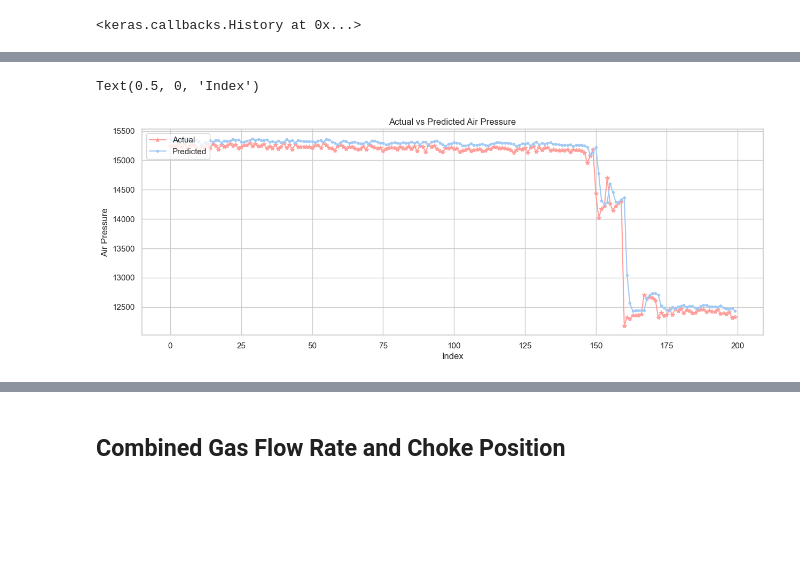
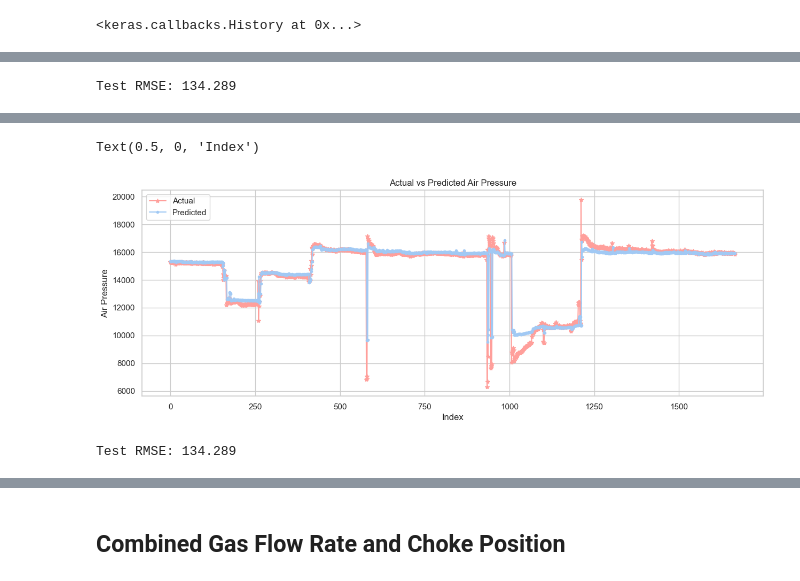
Before and after one commit to MonuSingh16/assessment-takehome, a Jupyter notebook: takehome-sotaog/notebooks/GRU-multivariate-forecasting-sotaog.ipynb, the cells around one changed output, grey strips where cells are left out. Drawn from its saved outputs; the diff is of its cells as text; code cells hidden in the pictures; blank space fills up the shorter version.

```diff
--- a/takehome-sotaog/notebooks/GRU-multivariate-forecasting-sotaog.ipynb
+++ b/takehome-sotaog/notebooks/GRU-multivariate-forecasting-sotaog.ipynb
@@ -341,7 +364,15 @@ df_final_A.shape
 from sklearn.preprocessing import MinMaxScaler
 
 scaler = MinMaxScaler(feature_range=(0, 1))
-gas_well_df_B['scaled_gas_mtr_flow_y'] = scaler.fit_transform(np.array(gas_well_df_B['Gas Meter Flow Rate_y']).reshape(-1, 1))
+gas_well_scaled_B = scaler.fit_transform(gas_well_df_B.values[:, 1:])
+
+gas_well_df_scaled_B = pd.DataFrame(gas_well_scaled_B,
+                                    columns=['Gas Meter Temperature_x', 'Line Pressure_x', 'Position_x',
+       'Tubing Pressure_x', 'Reservoir Pressure_x', 'Junction pressure',
+       'Gas Meter Flow Rate_x'])
+
+gas_well_df_scaled_B = gas_well_df_scaled_B.add_suffix('_scaled')
+gas_well_df_scaled_B['date'] = pd.Series(gas_well_df_B['date'])
 # %%
 """
 Let's start by splitting the dataset into train and validation. The dataset's time period if from
@@ -351,8 +382,8 @@ Let's start by splitting the dataset into train and validation. The dataset's ti
 """
 split_date = '2023-04-07 00:07:00'
 
-df_train_B = gas_well_df_B.loc[gas_well_df_B['date']<split_date]
-df_val_B = gas_well_df_B.loc[gas_well_df_B['date']>=split_date]
+df_train_B = gas_well_df_scaled_B.loc[gas_well_df_scaled_B['date']<split_date]
+df_val_B = gas_well_df_scaled_B.loc[gas_well_df_scaled_B['date']>=split_date]
 
 print('Shape of train:', df_train_B.shape)
 print('Shape of test:', df_val_B.shape)
@@ -385,7 +396,7 @@ Text(0, 0.5, 'Scaled Gas Flow Rate readings')
 # %%
-X_train_B, y_train_B = makeXy(df_train_B['scaled_gas_mtr_flow_y'], 7)
+X_train_B, y_train_B = makeXy(df_train_B.values[:, :-1], 2)
 print('Shape of train arrays:', X_train_A.shape, y_train_A.shape)
 
-X_val_B, y_val_B = makeXy(df_val_B['scaled_gas_mtr_flow_y'], 7)
+X_val_B, y_val_B = makeXy(df_val_B.values[:, :-1], 2)
 print('Shape of validation arrays:', X_val_B.shape, y_val_B.shape)
 # %% [output]
@@ -394,3 +404,0 @@ Shape of validation arrays: (568, 7) (568,)
-# %%
-X_train_B, X_val_B = X_train_B.reshape((X_train_B.shape[0], X_train_B.shape[1], 1)), X_val_B.reshape((X_val_B.shape[0], X_val_B.shape[1], 1))
-print('Shape of 3D arrays:', X_train_B.shape, X_val_B.shape)
@@ -446,17 +463,38 @@ Text(0.5, 0, 'Index')
+# %%
+# calculate RMSE
+import math
+from sklearn.metrics import mean_squared_error
+
+rmse = math.sqrt(mean_squared_error(actual_gas_flow_x[:, -1], pred_gas_flow_x[:, -1]))
+print('Test RMSE: %.3f' % rmse)
+# %% [output]
+Test RMSE: 134.289
 # %%
 preds = best_model.predict(X_train_B)
+X_train_reshape_B = X_train_B.reshape((X_train_B.shape[0], X_train_B.shape[2]))
+preds = np.concatenate((X_train_reshape_B[:, :-1], preds), axis=1)
 pred_gas_flow_y = scaler.inverse_transform(preds)
+
+y_train_reshape_B = y_train_B.reshape((len(y_train_B), 1))
+actual = np.concatenate((X_train_reshape_B[:, :-1], y_train_reshape_B), axis=1)
+actual_gas_flow_y = scaler.inverse_transform(actual)
+
 pred_gas_flow_y = np.squeeze(pred_gas_flow_y)
+r2 = r2_score(actual_gas_flow_y[:, -1], pred_gas_flow_y[:, -1])
+print('R-squared on validation set of the original gas flow meter rate:', r2)
 
-r2 = r2_score(df_train_B['Gas Meter Flow Rate_y'].loc[7:], pred_gas_flow_y)
-print('R-squared on validation set of the original air pressure:', r2)
 
-df_train_B['pred_gas_flow_y'] = pd.Series(pred_gas_flow_y)
+df_trained_B = pd.DataFrame(actual_gas_flow_y, columns=['Gas Meter Temperature_y', 'Line Pressure_y', 'Position_y',
+       'Tubing Pressure_y', 'Reservoir Pressure_y', 'Junction pressure',
+       'Gas Meter Flow Rate_y'])
+
+df_trained_B['pred_gas_flow_y'] = pd.Series(pred_gas_flow_y[:, -1])
+df_trained_B['date'] = pd.Series(df_train_B['date'])
 
 #Let's plot the first 200 actual and predicted values of gas flow rate
 plt.figure(figsize=(15, 5))
-plt.plot(range(200), df_train_B['Gas Meter Flow Rate_y'].loc[7:206], linestyle='-', marker='*', color='r')
-plt.plot(range(200), pred_gas_flow_y[:200], linestyle='-', marker='.', color='b')
+plt.plot(actual_gas_flow_y[:, -1], linestyle='-', marker='*', color='r')
+plt.plot(pred_gas_flow_y[:, -1], linestyle='-', marker='.', color='b')
 plt.legend(['Actual','Predicted'], loc=2)
 plt.title('Actual vs Predicted Air Pressure')
 plt.ylabel('Air Pressure')
@@ -467,3 +505,12 @@ R-squared on validation set of the original air pressure: 0.8911822468572466
 Text(0.5, 0, 'Index')
-[figure, old version]
+[figure, new version]
+# %%
+# calculate RMSE
+import math
+from sklearn.metrics import mean_squared_error
+
+rmse = math.sqrt(mean_squared_error(actual_gas_flow_x[:, -1], pred_gas_flow_x[:, -1]))
+print('Test RMSE: %.3f' % rmse)
+# %% [output]
+Test RMSE: 134.289
 # %%
```
Also changed, not shown: parts of 17 cells of this notebook, 17 other files.
